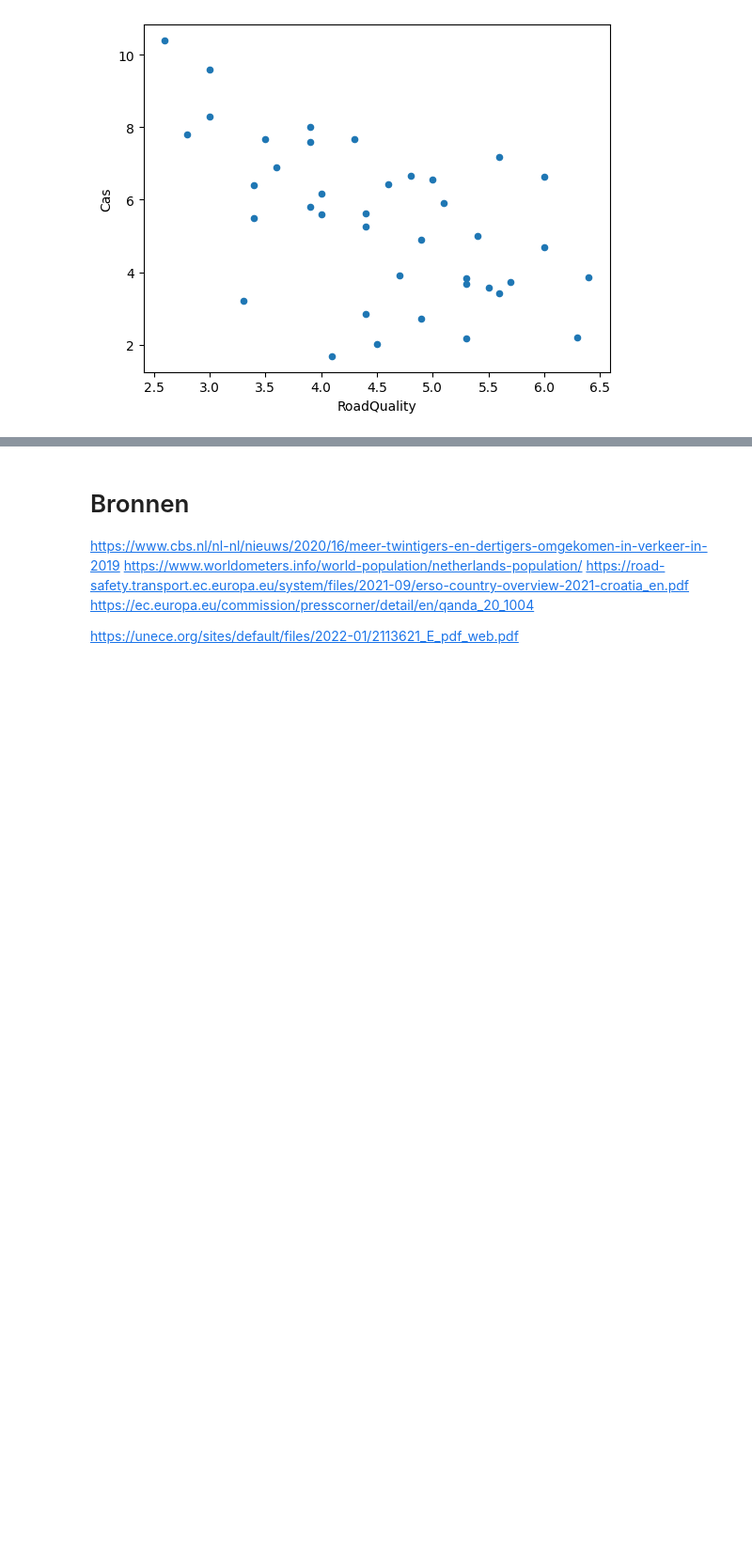
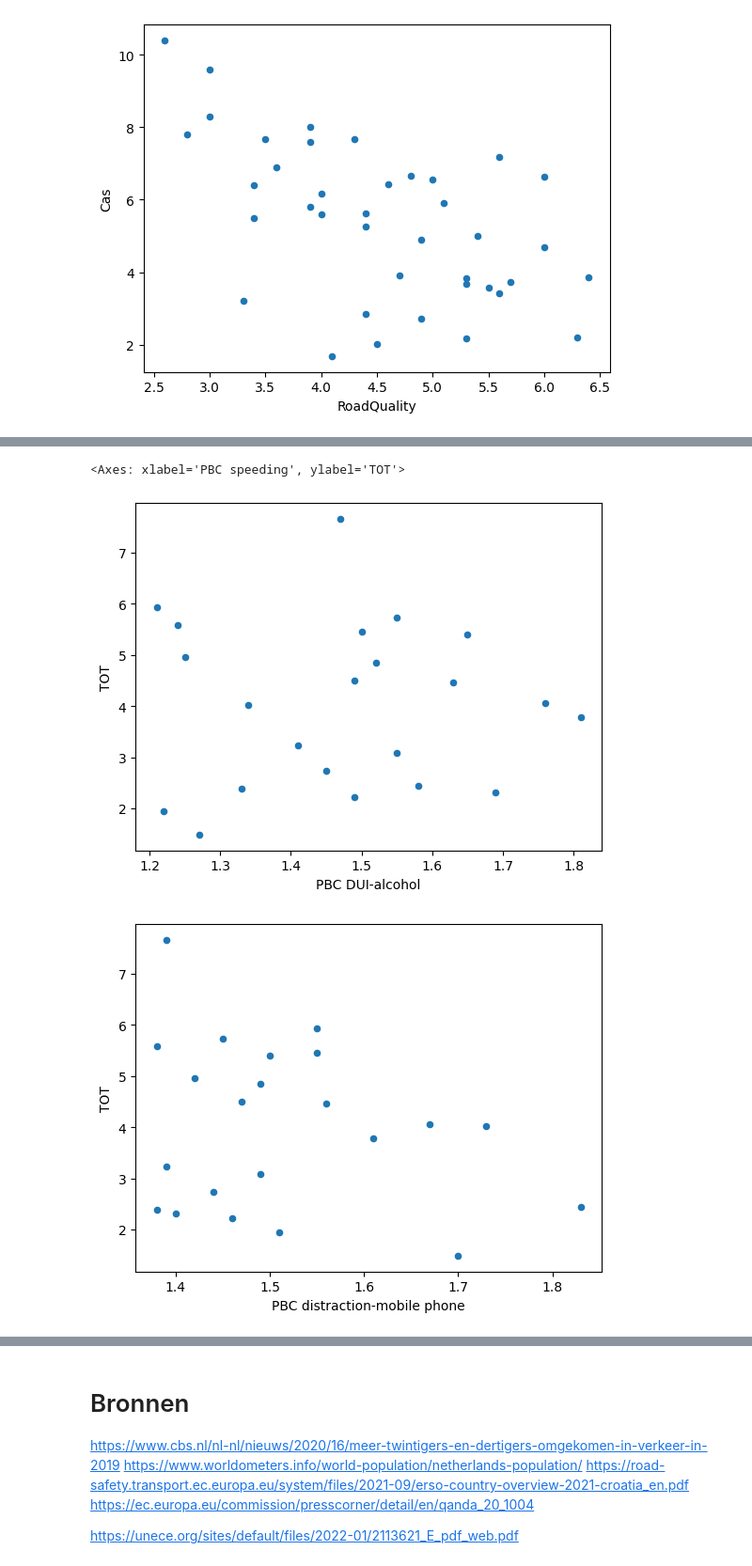
Before and after one commit to ThomSerg/InfoVis-Verkeersongevallen, a Jupyter notebook: db/Europe/Dataset creation.ipynb, the cells around one changed output, grey strips where cells are left out. Shown at 94% size. Drawn from its saved outputs; the diff is of its cells as text; code cells hidden in the pictures; blank space fills up the shorter version.

Commit message:
inzichten ivm human behaviour (esra)

```diff
--- a/db/Europe/Dataset creation.ipynb
+++ b/db/Europe/Dataset creation.ipynb
@@ -181,0 +190,13 @@ TrafficDataset.plot.scatter(x='RoadQuality', y='Cas')
+# %%
+def get_in_europe(df):
+    return df[df["Country"].isin(european_countries)].reset_index(drop=True)
+# %%
+riskAttitudesData = get_in_europe(pd.read_csv("./csv/attitudes_risk_behavioralcoltrol.csv", index_col=0))
+enforcementPerceptionsData = get_in_europe(pd.read_csv("./csv/enforcment_perception.csv", index_col=0))
+personalAcceptabilityData = get_in_europe(pd.read_csv("./csv/personal_acceptability.csv", index_col=0))
+safetyFeelingData = get_in_europe(pd.read_csv("./csv/safety_feeling.csv", index_col=0))
+behaviourData = get_in_europe(pd.read_csv("./csv/self_declared_behaviour_driver_passenger.csv", index_col=0))
+socialAcceptabilityData = get_in_europe(pd.read_csv("./csv/social_acceptability.csv", index_col=0))
+supportPolicyMeasuresData = get_in_europe(pd.read_csv("./csv/support_policy_measures.csv", index_col=0))
+transportModesData = get_in_europe(pd.read_csv("./csv/transport_modes_year.csv", index_col=0))
+safetyFeelingData
@@ -181,0 +221,12 @@ TrafficDataset.plot.scatter(x='RoadQuality', y='Cas')
+# %%
+road_user = "CYCLISTS"
+year = 2021
+
+casualityPerRoadUserData = None
+for road_user in Casualitydata["TRAFFIC_PARTICIPATION"].unique():
+    a = get_in_europe(Casualitydata[Casualitydata["TRAFFIC_PARTICIPATION"] == road_user][Casualitydata["AGE_GROUP"]== "TOT"][Casualitydata["Year"] == year][Casualitydata["MEASURE"] == "RATE-POP-100T"])[["Country", "Value"]].rename(columns={"Value" : road_user})
+    if casualityPerRoadUserData is None:
+        casualityPerRoadUserData = a
+    else:
+        casualityPerRoadUserData = pd.merge(casualityPerRoadUserData,a,how="outer",on="Country")
+casualityPerRoadUserData
@@ -181,0 +251,8 @@ TrafficDataset.plot.scatter(x='RoadQuality', y='Cas')
+# %%
+pd.merge(casualityPerRoadUserData, riskAttitudesData, how="inner", on="Country").plot.scatter(x='PBC DUI-alcohol', y='TOT')
+pd.merge(casualityPerRoadUserData, riskAttitudesData, how="inner", on="Country").plot.scatter(x='PBC distraction-mobile phone', y='TOT')
+pd.merge(casualityPerRoadUserData, riskAttitudesData, how="inner", on="Country").plot.scatter(x='PBC speeding', y='TOT')
+# %% [output]
+<Axes: xlabel='PBC speeding', ylabel='TOT'>
+[figure, added]
+[figure, added]
```
Also changed, not shown: parts of 23 cells of this notebook.
